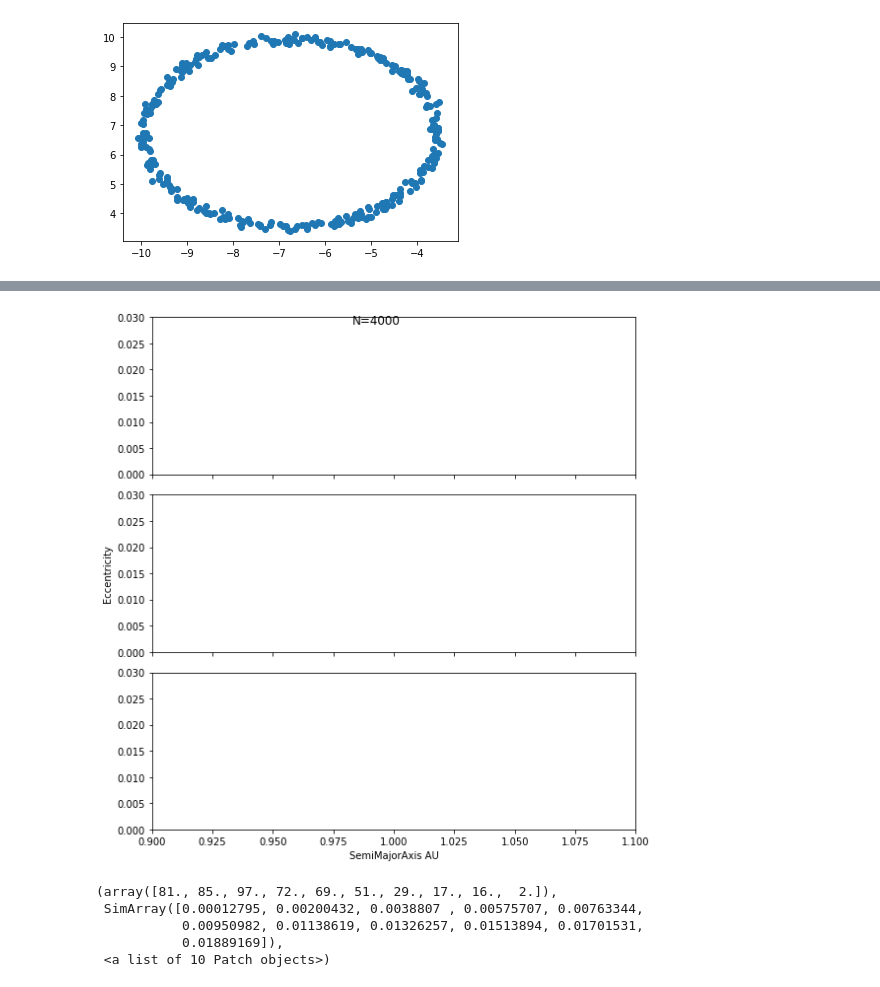
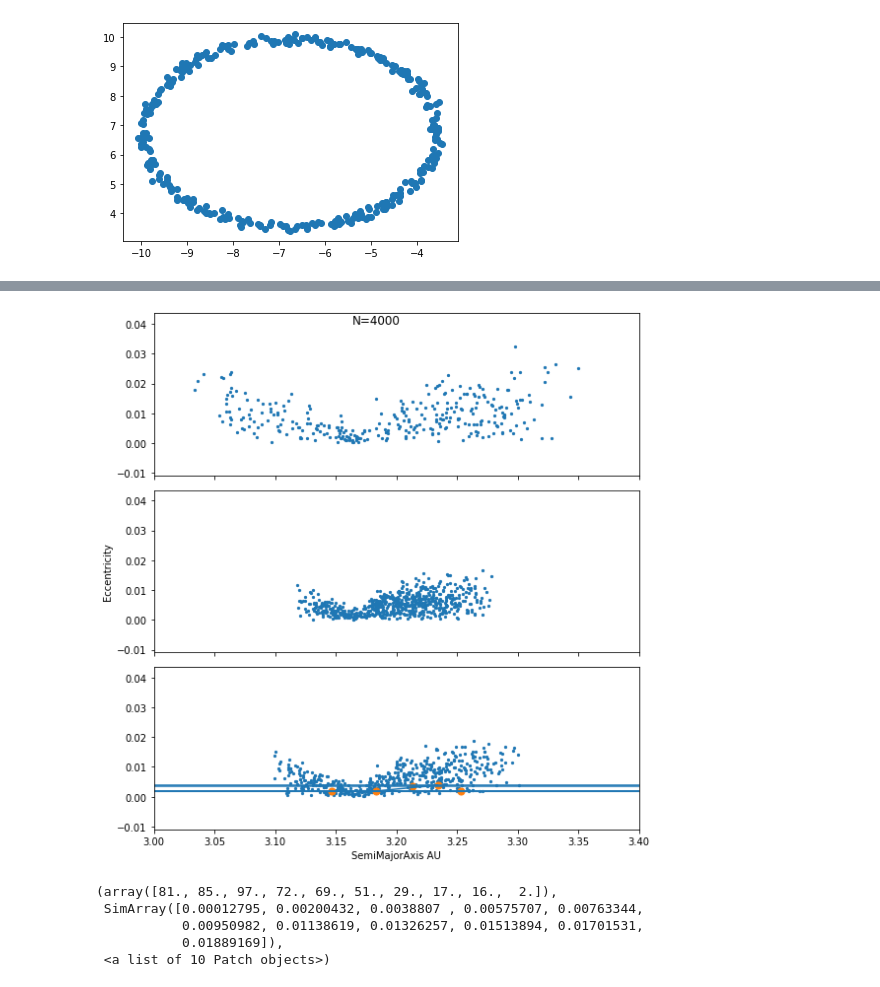
Before and after one commit to lynnngocnguyen/asteroids, a Jupyter notebook: D_accrete-Copy1.ipynb, the cells around one changed output, grey strips where cells are left out. Drawn from its saved outputs; the diff is of its cells as text; code cells hidden in the pictures.

```diff
--- a/D_accrete-Copy1.ipynb
+++ b/D_accrete-Copy1.ipynb
@@ -142,22 +180,22 @@ a_mass = snap3['a'][idx][-5:]
 # %%
 fig, (ax1, ax2, ax3) = plt.subplots(3, figsize= (8,8), sharey = True , sharex = True)
 fig.suptitle('N=4000')
 ax1.scatter(snap1['a'], snap1['e'], s = 5)
 ax2.scatter(snap2['a'],snap2['e'], s = 5)
 ax3.scatter(snap3['a'], snap3['e'], s = 5)
 ax3.scatter(a_mass, e_mass, s = 50)
-ax1.set_ylim(0,0.03)
-ax1.set_xlim(0.9,1.1)
+#ax1.set_ylim(0,0.03)
+ax1.set_xlim(3.0,3.4)
 ax3.set_xlabel('SemiMajorAxis AU')
 ax2.set_ylabel('Eccentricity')
 
 xerror= 0.5
 
 ax3.errorbar(a_mass , e_mass, xerr=xerror)
 plt.tight_layout()
 #this is my error bar... idk how to fix it
 # %% [output]
-[figure, old version]
+[figure, new version]
 # %%
 idx = np.argsort(snap3['mass'])
 # %%
```
Also changed, not shown: parts of 2 cells of this notebook.
